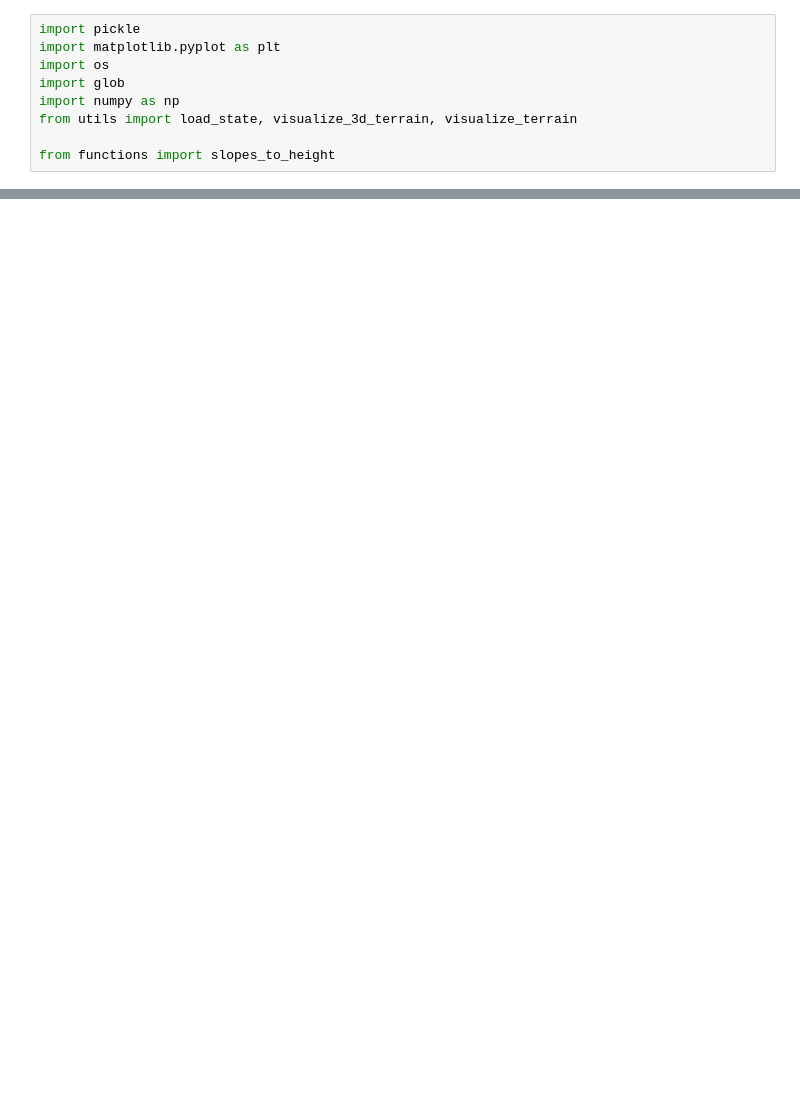
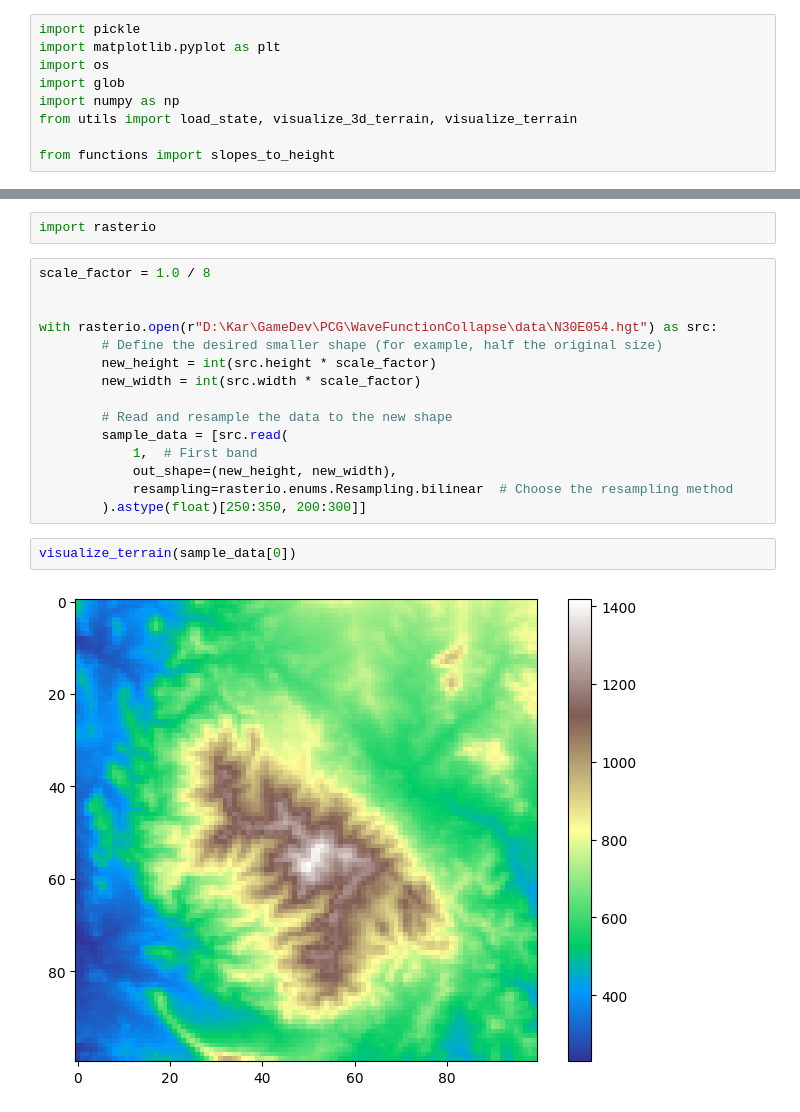
Before and after one commit to parsadaj/WaveFunctionCollapse, a Jupyter notebook: temp.ipynb, the cells around one changed output, grey strips where cells are left out. Drawn from its saved outputs; the diff is of its cells as text; blank space fills up the shorter version.

```diff
--- a/temp.ipynb
+++ b/temp.ipynb
@@ -51,0 +44,21 @@ for folder in os.listdir(run_folder):
+# %%
+import rasterio
+# %%
+scale_factor = 1.0 / 8
+
+
+with rasterio.open(r"D:\Kar\GameDev\PCG\WaveFunctionCollapse\data\N30E054.hgt") as src:
+        # Define the desired smaller shape (for example, half the original size)
+        new_height = int(src.height * scale_factor)
+        new_width = int(src.width * scale_factor)
+
+        # Read and resample the data to the new shape
+        sample_data = [src.read(
+            1,  # First band
+            out_shape=(new_height, new_width),
+            resampling=rasterio.enums.Resampling.bilinear  # Choose the resampling method
+        ).astype(float)[250:350, 200:300]]
+# %%
+visualize_terrain(sample_data[0])
+# %% [output]
+[figure, added]
```
Also changed, not shown: parts of 1 cell of this notebook, 25 other files.
